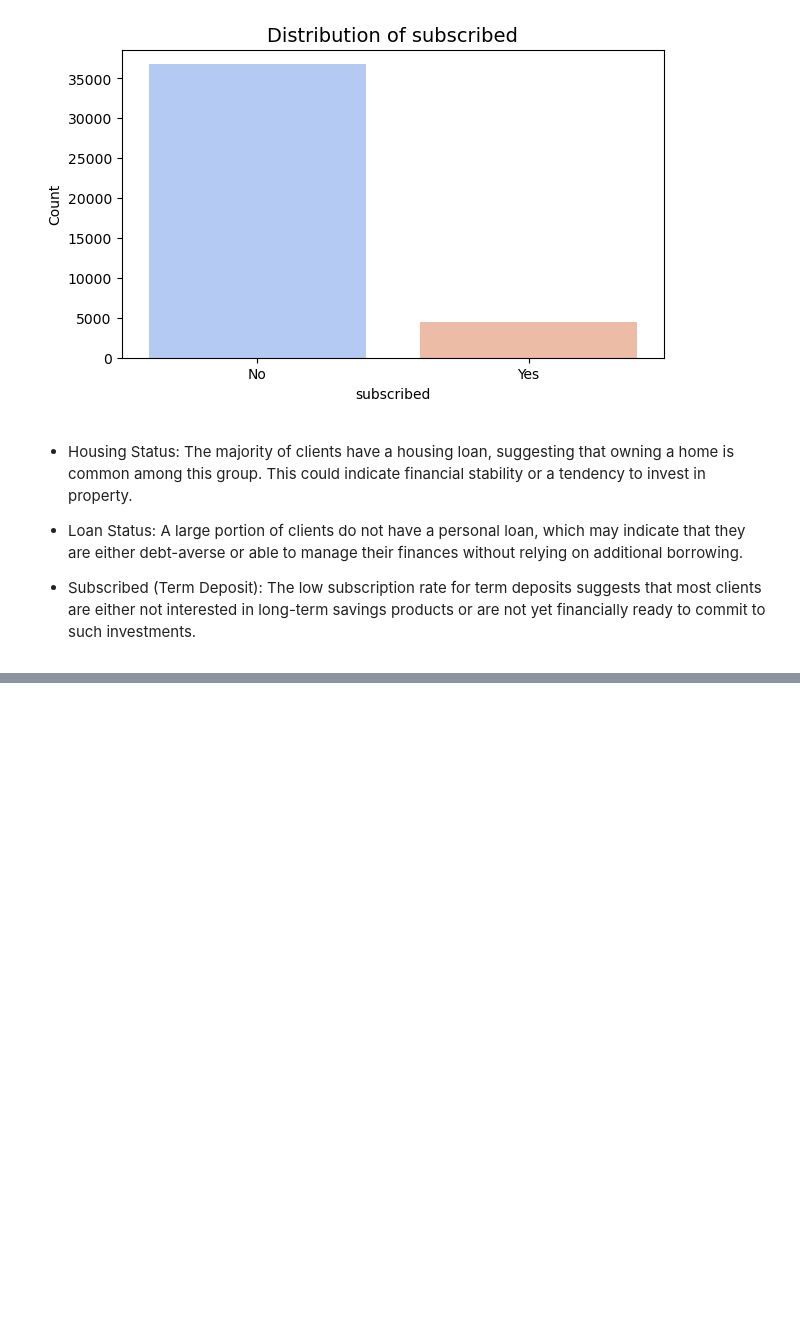
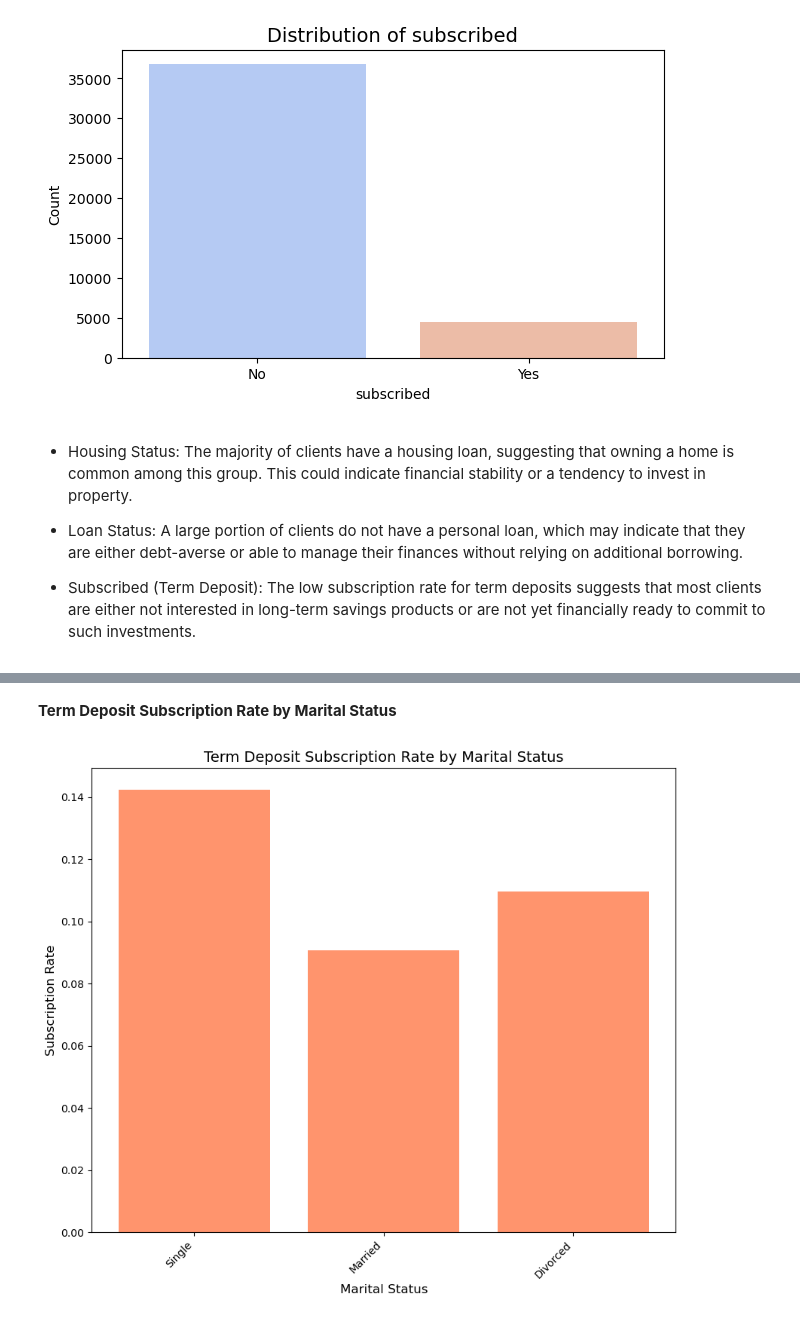
Before and after one commit to yarobinson/Bank-Marketing-Project-Team-15, a Jupyter notebook: experiments/Data-Preprocessing.ipynb, the cells around one changed output, grey strips where cells are left out. Drawn from its saved outputs; the diff is of its cells as text; code cells hidden in the pictures; blank space fills up the shorter version.

```diff
--- a/experiments/Data-Preprocessing.ipynb
+++ b/experiments/Data-Preprocessing.ipynb
@@ -407,0 +526,31 @@ Passing `palette` without assigning `hue` is deprecated and will be removed in v
+# %% [markdown]
+**Term Deposit Subscription Rate by Marital Status**
+# %%
+#Calulate subscription rate grouped by marital status
+subscription_rate_marital = df_clean_encoded.groupby(['marital_divorced', 'marital_married', 'marital_single'])['y_yes'].mean().reset_index()
+
+#Plot subscription rate by marital status
+subscription_rate_marital['marital_status'] = subscription_rate_marital.apply(
+    lambda row: 'Single' if row['marital_single'] == 1
+    else 'Married' if row['marital_married'] == 1
+    else 'Divorced',
+    axis=1
+)
+
+#Set figure size
+plt.figure(figsize=(10, 8))
+
+#Bar chart of subscription rate by marital status
+plt.bar(subscription_rate_marital['marital_status'], subscription_rate_marital['y_yes'], color='#ff946d')
+
+# Adding labels and title
+plt.title('Term Deposit Subscription Rate by Marital Status', fontsize=14)
+plt.xlabel('Marital Status', fontsize=12)
+plt.ylabel('Subscription Rate', fontsize=12)
+
+plt.xticks(rotation=45, ha='right')
+
+# Display the plot
+plt.show()
+# %% [output]
+[figure, added]
```
Also changed, not shown: parts of 14 cells of this notebook.
